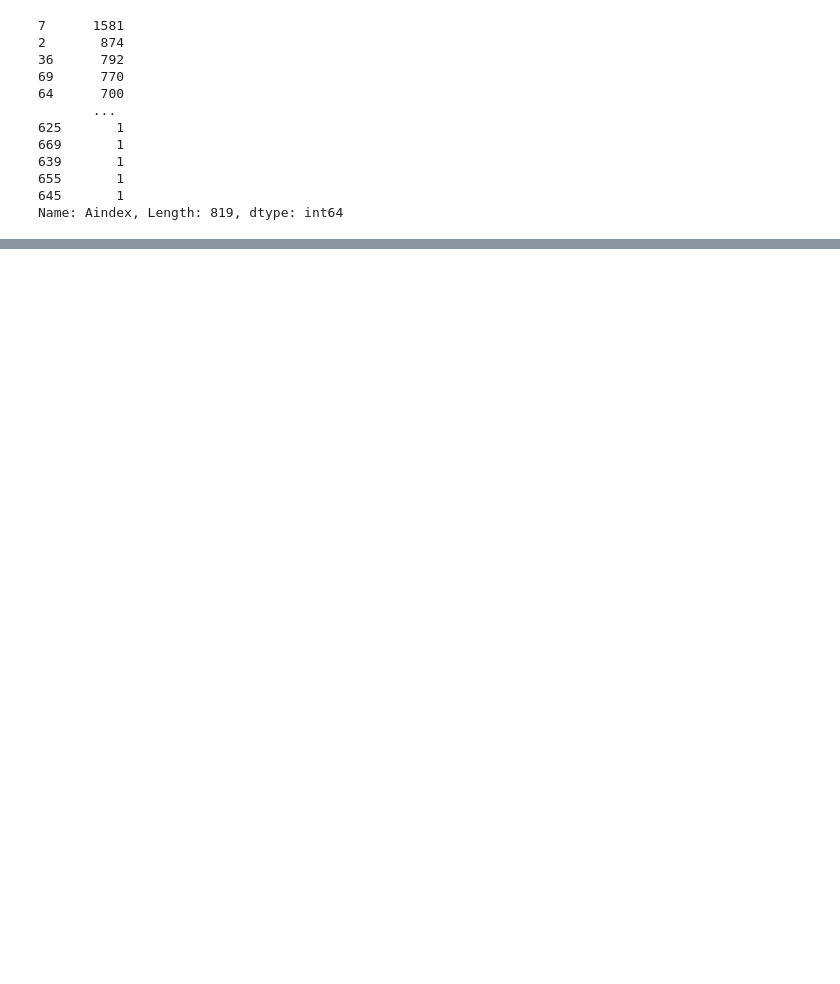
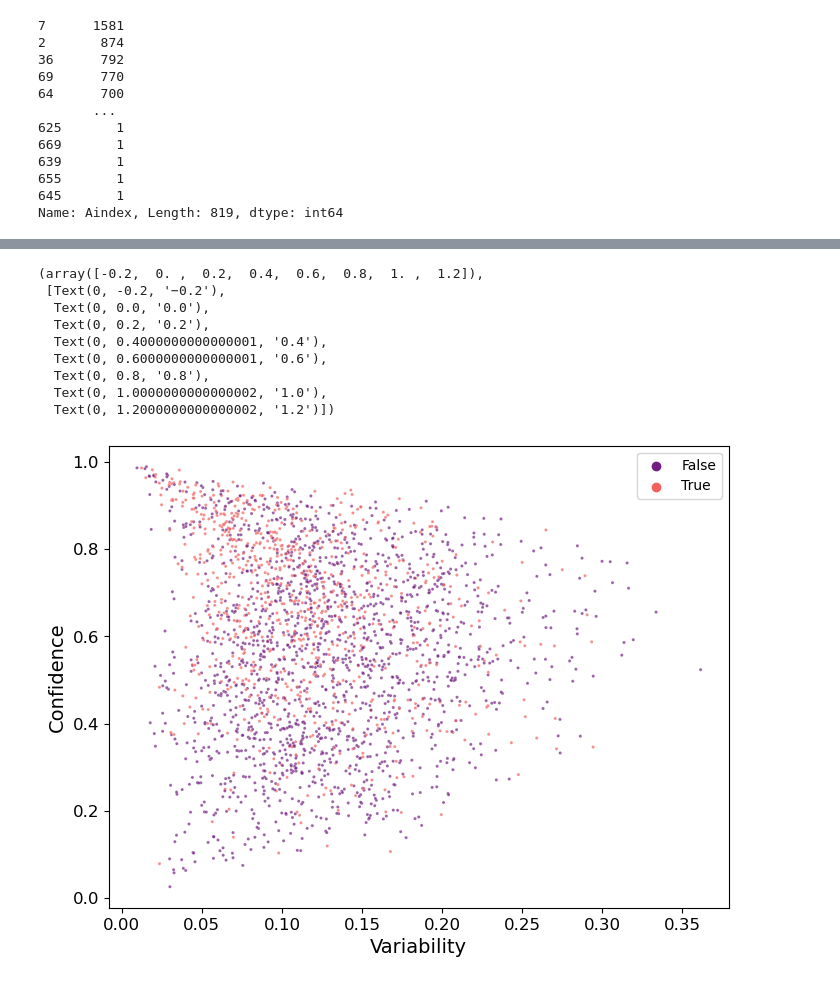
Before and after one commit to abhishekanand1710/noise-and-bias, a Jupyter notebook: dataset-cartography/agree-to-disagree/cartography_plotting_disco.ipynb, the cells around one changed output, grey strips where cells are left out. Saved outputs shown, nothing was run; the diff lists cells and outputs as text; code cells hidden in the pictures; blank space fills up the shorter version.

```diff
--- a/dataset-cartography/agree-to-disagree/cartography_plotting_disco.ipynb
+++ b/dataset-cartography/agree-to-disagree/cartography_plotting_disco.ipynb
@@ -375,0 +330,3 @@ plt.yticks(fontsize=12)
+# %%
+cartography_df_low_conf_in_majority = cartography_df[cartography_df['comment_id'].isin(low_confidence_comment_ids)]
+cartography_df_low_conf_in_majority.info()
@@ -375,0 +351,21 @@ plt.yticks(fontsize=12)
+# %%
+plt.figure(figsize=(8, 6))
+sns.scatterplot(data=cartography_df_low_conf_in_majority, x="variability", y="confidence", hue='disagrees_with_majority', palette='magma', alpha=0.7, s=5)
+
+plt.gca().legend().set_title(str(plt.gca().legend().get_title()).capitalize())
+plt.gca().set_xlabel(str(plt.gca().get_xlabel()).capitalize(), fontsize=14)
+plt.gca().set_ylabel(str(plt.gca().get_ylabel()).capitalize(), fontsize=14)
+# plt.legend(title='Agreement Factor')
+plt.xticks(fontsize=12)
+plt.yticks(fontsize=12)
+# %% [output]
+(array([-0.2,  0. ,  0.2,  0.4,  0.6,  0.8,  1. ,  1.2]),
+ [Text(0, -0.2, '−0.2'),
+  Text(0, 0.0, '0.0'),
+  Text(0, 0.2, '0.2'),
+  Text(0, 0.4000000000000001, '0.4'),
+  Text(0, 0.6000000000000001, '0.6'),
+  Text(0, 0.8, '0.8'),
+  Text(0, 1.0000000000000002, '1.0'),
+  Text(0, 1.2000000000000002, '1.2')])
+[figure, added]
```
Also changed, not shown: parts of 56 cells of this notebook, 7 other files.
